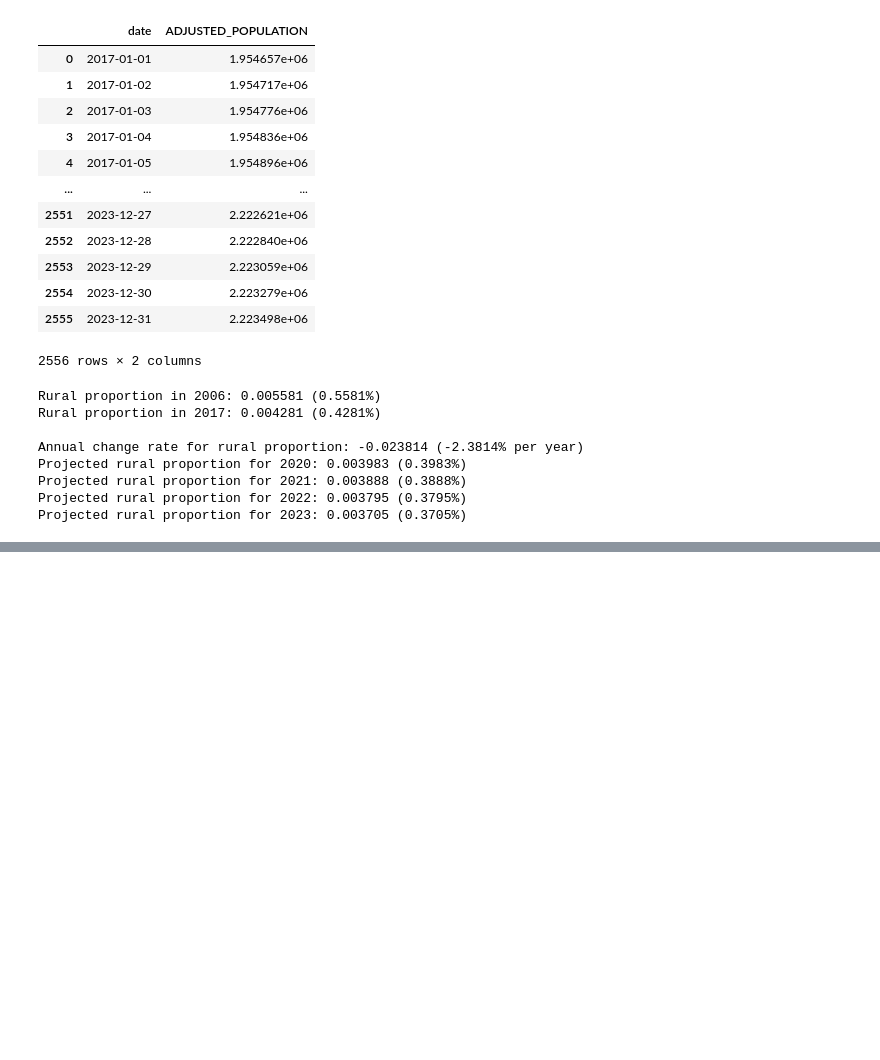
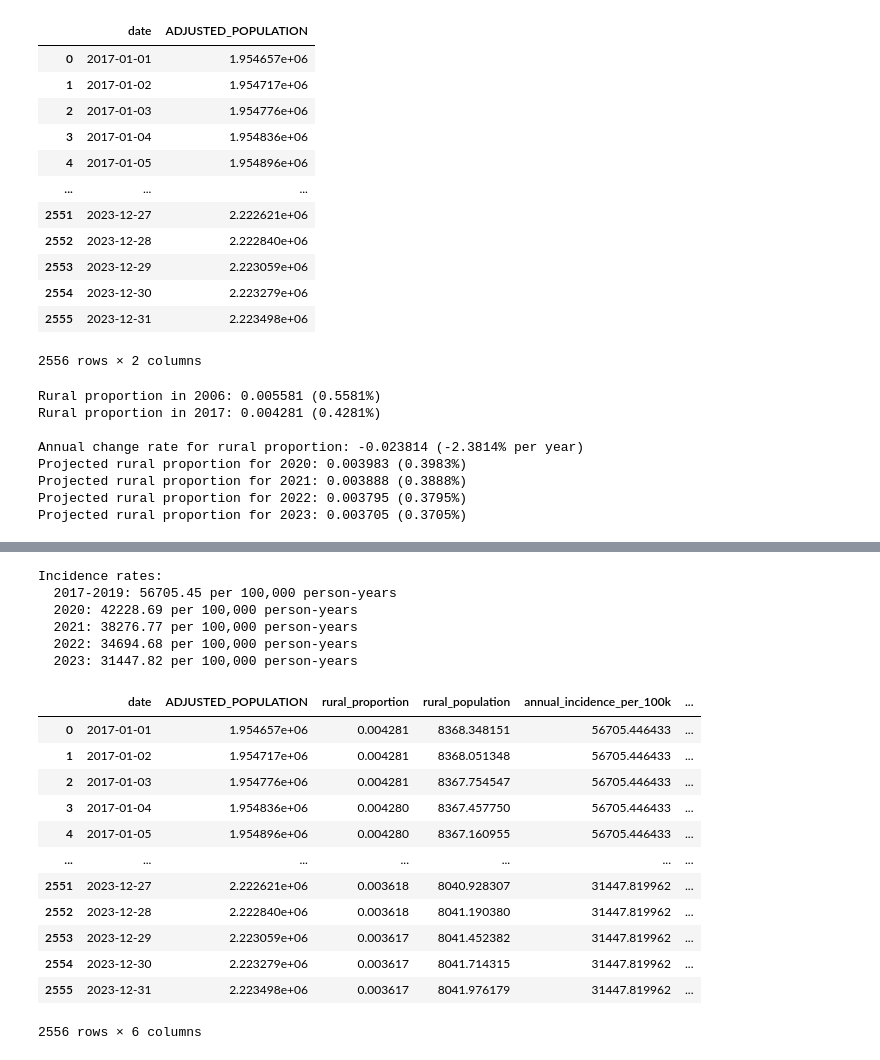
Before and after one commit to RaphaLevy/Study_on_malaria_dynamics_v2, a Jupyter notebook: data_files/notebooks/Manaus_Population_Correction.ipynb, the cells around one changed output, grey strips where cells are left out. Saved outputs shown, nothing was run; the diff lists cells and outputs as text; code cells hidden in the pictures; blank space fills up the shorter version.

Commit message:
Code clean-up

```diff
--- a/data_files/notebooks/Manaus_Population_Correction.ipynb
+++ b/data_files/notebooks/Manaus_Population_Correction.ipynb
@@ -462,0 +522,70 @@ Projected rural proportion for 2023: 0.003705 (0.3705%)
+# %%
+# ============================================
+# CALCULATE DAILY INCIDENCE RATES
+# ============================================
+
+# We have:
+# rural_inc_15_19 = 60,433.7 cases per 100,000 person-years for 2015-2019
+# This applies to 2015, 2016, 2017, 2018, 2019
+
+# For 2020-2023, we already extrapolated:
+# rural_inc_20, rural_inc_21, rural_inc_22, rural_inc_23
+
+def get_annual_incidence(date, inc_2017, inc_2020, inc_2021, inc_2022, inc_2023):
+    """
+    Get annual incidence rate (per 100,000 person-years) for a given date
+    """
+    year = date.year
+
+    if year <= 2019:
+        return inc_2017  # Use 2015-2019 average for 2017-2019
+    elif year == 2020:
+        return inc_2020
+    elif year == 2021:
+        return inc_2021
+    elif year == 2022:
+        return inc_2022
+    elif year == 2023:
+        return inc_2023
+    else:
+        # For any other year, continue extrapolation
+        r = (rural_inc_15_19 / rural_inc_04_08) ** (1/11) - 1
+        return rural_inc_15_19 * (1 + r) ** (year - 2017)
+
+# Add incidence to dataframe
+pop_data_clean['annual_incidence_per_100k'] = pop_data_clean['date'].apply(
+    lambda d: get_annual_incidence(d, rural_inc_15_19, rural_inc_20, rural_inc_21, rural_inc_22, rural_inc_23)
+)
+
+# Convert to daily rate (per person per day)
+# Daily rate = (annual_incidence_per_100k / 100,000) / 365.25
+pop_data_clean['daily_incidence_rate'] = (pop_data_clean['annual_incidence_per_100k'] / 100000) / 365.25
+
+print(f"\nIncidence rates:")
+print(f"  2017-2019: {rural_inc_15_19:.2f} per 100,000 person-years")
+print(f"  2020: {rural_inc_20:.2f} per 100,000 person-years")
+print(f"  2021: {rural_inc_21:.2f} per 100,000 person-years")
+print(f"  2022: {rural_inc_22:.2f} per 100,000 person-years")
+print(f"  2023: {rural_inc_23:.2f} per 100,000 person-years")
+
+pop_data_clean
+# %% [output]
+Incidence rates:
+  2017-2019: 56705.45 per 100,000 person-years
+  2020: 42228.69 per 100,000 person-years
+  2021: 38276.77 per 100,000 person-years
+  2022: 34694.68 per 100,000 person-years
+  2023: 31447.82 per 100,000 person-years
+|  | date | ADJUSTED_POPULATION | rural_proportion | rural_population | annual_incidence_per_100k | ... |
+| 0 | 2017-01-01 | 1.954657e+06 | 0.004281 | 8368.348151 | 56705.446433 | ... |
+| 1 | 2017-01-02 | 1.954717e+06 | 0.004281 | 8368.051348 | 56705.446433 | ... |
+| 2 | 2017-01-03 | 1.954776e+06 | 0.004281 | 8367.754547 | 56705.446433 | ... |
+| 3 | 2017-01-04 | 1.954836e+06 | 0.004280 | 8367.457750 | 56705.446433 | ... |
+| 4 | 2017-01-05 | 1.954896e+06 | 0.004280 | 8367.160955 | 56705.446433 | ... |
+| ... | ... | ... | ... | ... | ... | ... |
+| 2551 | 2023-12-27 | 2.222621e+06 | 0.003618 | 8040.928307 | 31447.819962 | ... |
+| 2552 | 2023-12-28 | 2.222840e+06 | 0.003618 | 8041.190380 | 31447.819962 | ... |
+| 2553 | 2023-12-29 | 2.223059e+06 | 0.003617 | 8041.452382 | 31447.819962 | ... |
+| 2554 | 2023-12-30 | 2.223279e+06 | 0.003617 | 8041.714315 | 31447.819962 | ... |
+| 2555 | 2023-12-31 | 2.223498e+06 | 0.003617 | 8041.976179 | 31447.819962 | ... |
+2556 rows × 6 columns
```
Also changed, not shown: parts of 6 cells of this notebook.
